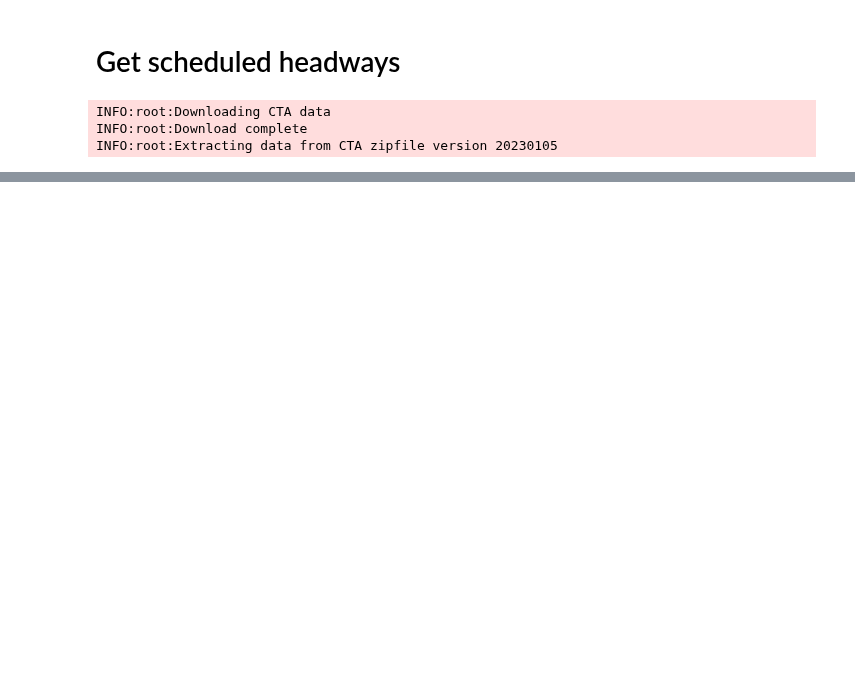
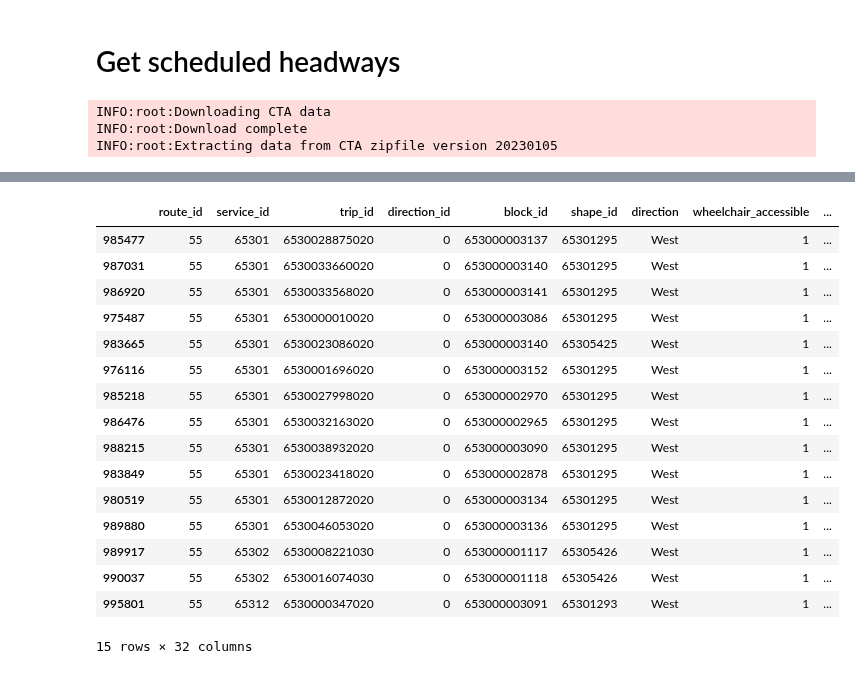
Before and after one commit to kristenhahn/cta_bus_tracker_exploration, a Jupyter notebook: headways.ipynb, the cells around one changed output, grey strips where cells are left out. Cells and saved outputs as stored; diff of their text form; code cells hidden in the pictures; blank space fills up the shorter version.

Commit message:
Get scheduled headways for a given start/end time

```diff
--- a/headways.ipynb
+++ b/headways.ipynb
@@ -863,10 +649,3 @@ gtfs_feed = download_extract_format('20230105')
 INFO:root:Downloading CTA data
 INFO:root:Download complete
 INFO:root:Extracting data from CTA zipfile version 20230105
-# %%
-# test Laurie's code
-start_date = pendulum.datetime(2023, 1, 9)
-end_date = pendulum.datetime(2023, 1, 10)
-
-
-trip_summary = make_trip_summary(gtfs_feed, start_date, end_date)
@@ -967,5 +756,5 @@ def get_scheduled_headways(route_id:str, service_date_string:str) -> pd.DataFram
 %%capture --no-display
 # turn off warnings
 
-# Test
-test = get_scheduled_headways('55', '2023-01-09')
+# Test:  Geet headways for the 55-Garfield bus on 1/9/2023 using the default times (2:30am 1/9 through 2:30am 1/10)
+scheduled_headways = get_scheduled_headways('55', '2023-01-09')
@@ -1009,0 +782,23 @@ x.sort_values('arrival_time')
+# %%
+# Other stops do seem to make sense.  Example: Stop 10603, Garfield and Ashland WB
+# on route 55:
+
+scheduled_headways.loc[scheduled_headways['stop_id'] == '10603'].sort_values(['stop_id', 'arrival_time'])
+# %% [output]
+|  | route_id | service_id | trip_id | direction_id | block_id | shape_id | direction | wheelchair_accessible | ... |
+| 985477 | 55 | 65301 | 6530028875020 | 0 | 653000003137 | 65301295 | West | 1 | ... |
+| 987031 | 55 | 65301 | 6530033660020 | 0 | 653000003140 | 65301295 | West | 1 | ... |
+| 986920 | 55 | 65301 | 6530033568020 | 0 | 653000003141 | 65301295 | West | 1 | ... |
+| 975487 | 55 | 65301 | 6530000010020 | 0 | 653000003086 | 65301295 | West | 1 | ... |
+| 983665 | 55 | 65301 | 6530023086020 | 0 | 653000003140 | 65305425 | West | 1 | ... |
+| 976116 | 55 | 65301 | 6530001696020 | 0 | 653000003152 | 65301295 | West | 1 | ... |
+| 985218 | 55 | 65301 | 6530027998020 | 0 | 653000002970 | 65301295 | West | 1 | ... |
+| 986476 | 55 | 65301 | 6530032163020 | 0 | 653000002965 | 65301295 | West | 1 | ... |
+| 988215 | 55 | 65301 | 6530038932020 | 0 | 653000003090 | 65301295 | West | 1 | ... |
+| 983849 | 55 | 65301 | 6530023418020 | 0 | 653000002878 | 65301295 | West | 1 | ... |
+| 980519 | 55 | 65301 | 6530012872020 | 0 | 653000003134 | 65301295 | West | 1 | ... |
+| 989880 | 55 | 65301 | 6530046053020 | 0 | 653000003136 | 65301295 | West | 1 | ... |
+| 989917 | 55 | 65302 | 6530008221030 | 0 | 653000001117 | 65305426 | West | 1 | ... |
+| 990037 | 55 | 65302 | 6530016074030 | 0 | 653000001118 | 65305426 | West | 1 | ... |
+| 995801 | 55 | 65312 | 6530000347020 | 0 | 653000003091 | 65301293 | West | 1 | ... |
+15 rows × 32 columns
```
Also changed, not shown: parts of 20 cells of this notebook.
